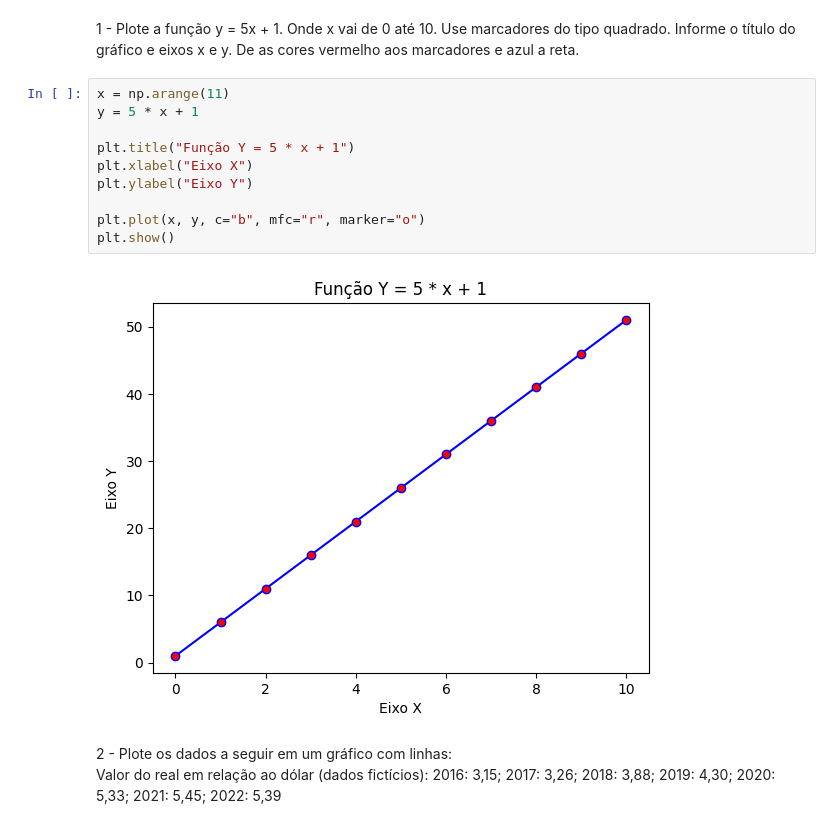
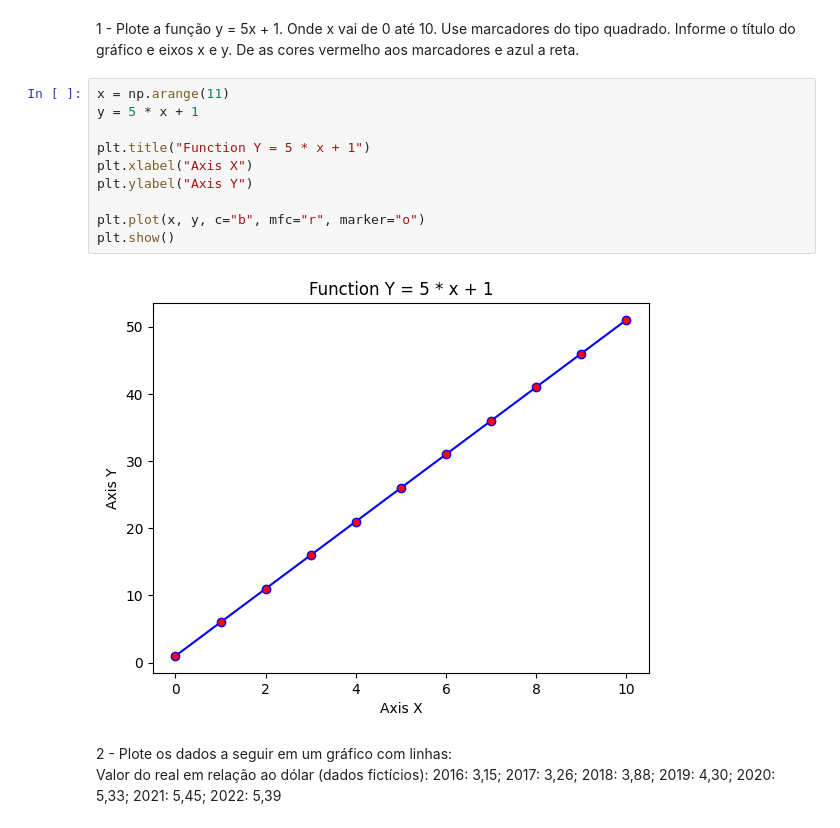
Before and after one commit to BrenoSB98/25-exercicio, a Jupyter notebook: matplotlib_ex.ipynb, the cells around one changed output. Saved outputs shown, nothing was run; the diff lists cells and outputs as text.

```diff
--- a/matplotlib_ex.ipynb
+++ b/matplotlib_ex.ipynb
@@ -24,15 +24,15 @@ import matplotlib.pyplot as plt
 # %%
 x = np.arange(11)
 y = 5 * x + 1
 
-plt.title("Função Y = 5 * x + 1")
-plt.xlabel("Eixo X")
-plt.ylabel("Eixo Y")
+plt.title("Function Y = 5 * x + 1")
+plt.xlabel("Axis X")
+plt.ylabel("Axis Y")
 
 plt.plot(x, y, c="b", mfc="r", marker="o")
 plt.show()
 # %% [output]
-[figure, old version]
+[figure, new version]
 # %% [markdown]
 2 - Plote os dados a seguir em um gráfico com linhas: <br/>
 Valor do real em relação ao dólar (dados fictícios): 2016: 3,15; 2017: 3,26; 2018: 3,88; 2019: 4,30; 2020: 5,33; 2021: 5,45; 2022: 5,39
```
Also changed, not shown: parts of 1 cell of this notebook, 12 other files.
